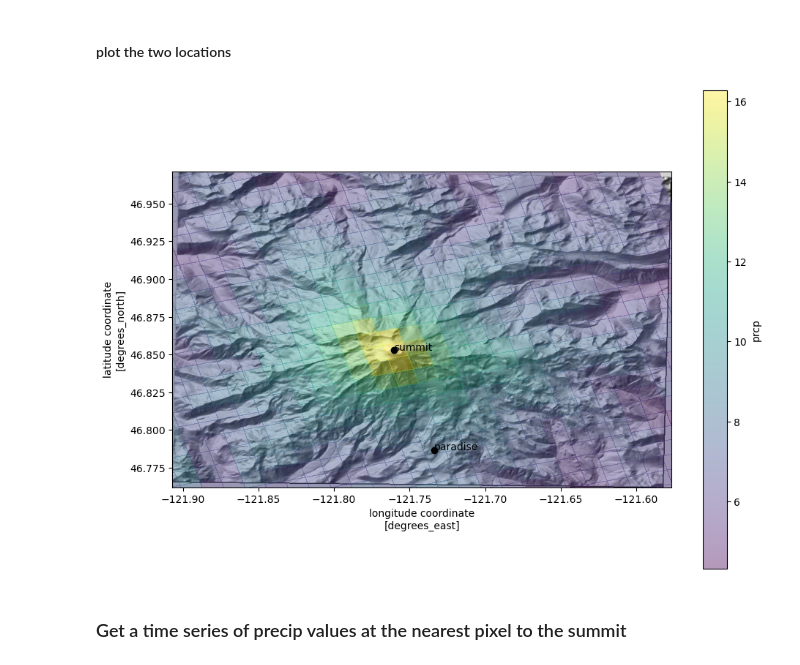
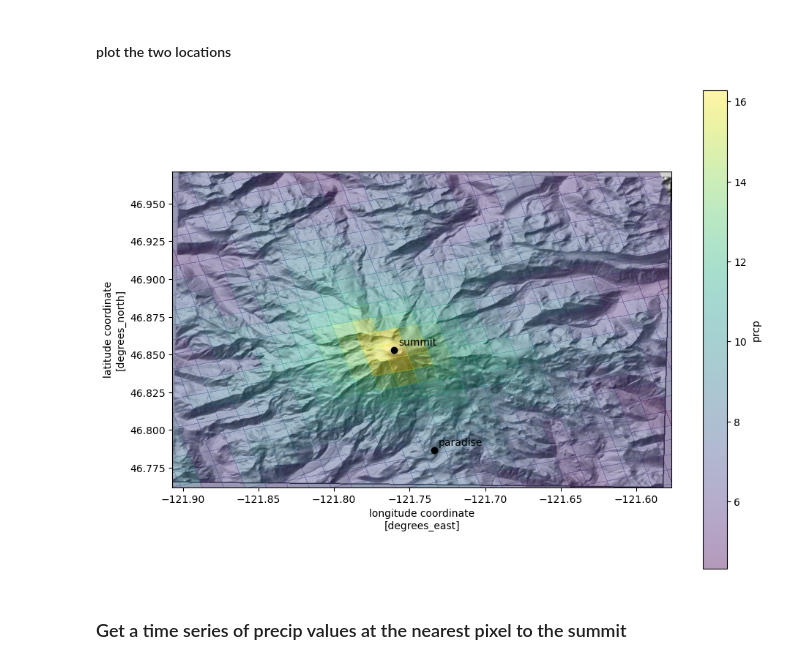
Before and after one commit to aleaf/python-for-hydrology, a Jupyter notebook: latest/notebooks/part0_python_intro/11_xarray_mt_rainier_precip.ipynb, the cells around one changed output. Drawn from its saved outputs; the diff is of its cells as text; code cells hidden in the pictures.

```diff
--- a/latest/notebooks/part0_python_intro/11_xarray_mt_rainier_precip.ipynb
+++ b/latest/notebooks/part0_python_intro/11_xarray_mt_rainier_precip.ipynb
@@ -267,18 +267,18 @@ coords_lcc
 # %%
 fig, ax = plt.subplots(figsize=(11, 8.5))
 ax.imshow(ls.hillshade(elevations, vert_exag=0.1), cmap='gray', extent=elev_extent,
           zorder=-1)
 qm = ds.prcp.mean(dim='time').plot.pcolormesh('lon', 'lat',
                                               rasterized=True,
                                               #linewidth=0,
                                               alpha=0.4)
 ax.set_ylim(*elev_extent[2:])
 ax.set_xlim(*elev_extent[:2])
 for label, (y, x) in coords.items():
     ax.scatter(x, y, c='k')
-    ax.text(x, y, label, transform=ax.transData)
+    ax.text(x+.003, y+.003, label, transform=ax.transData, c='k')
 # %% [output]
-[figure, old version]
+[figure, new version]
 # %% [markdown]
 ### Get a time series of precip values at the nearest pixel to the summit
 # %%
```
Also changed, not shown: parts of 13 cells of this notebook, 41 other files.
